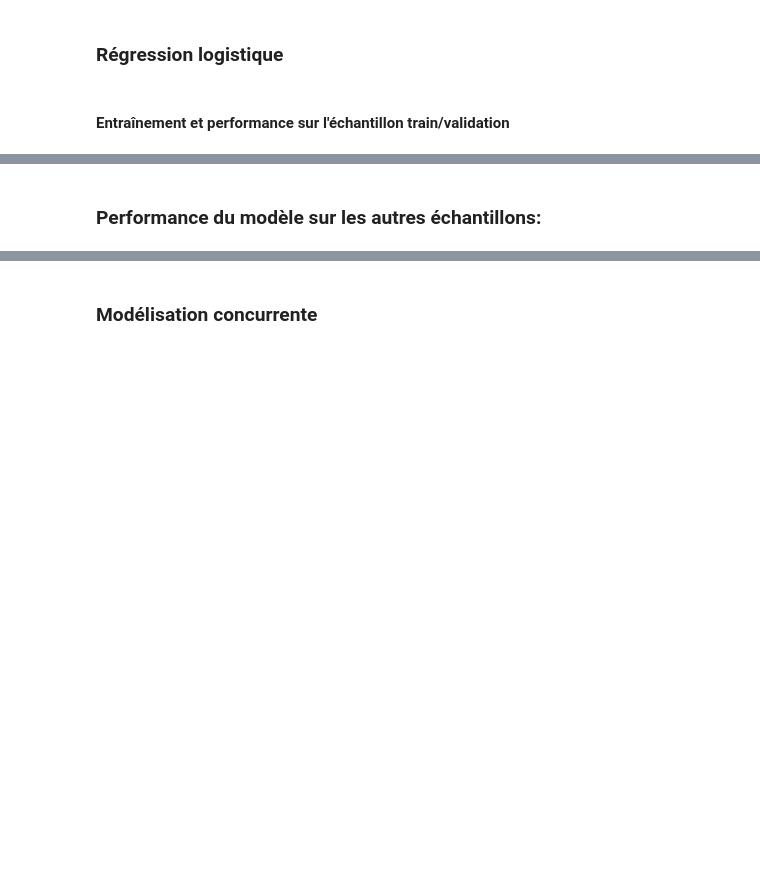
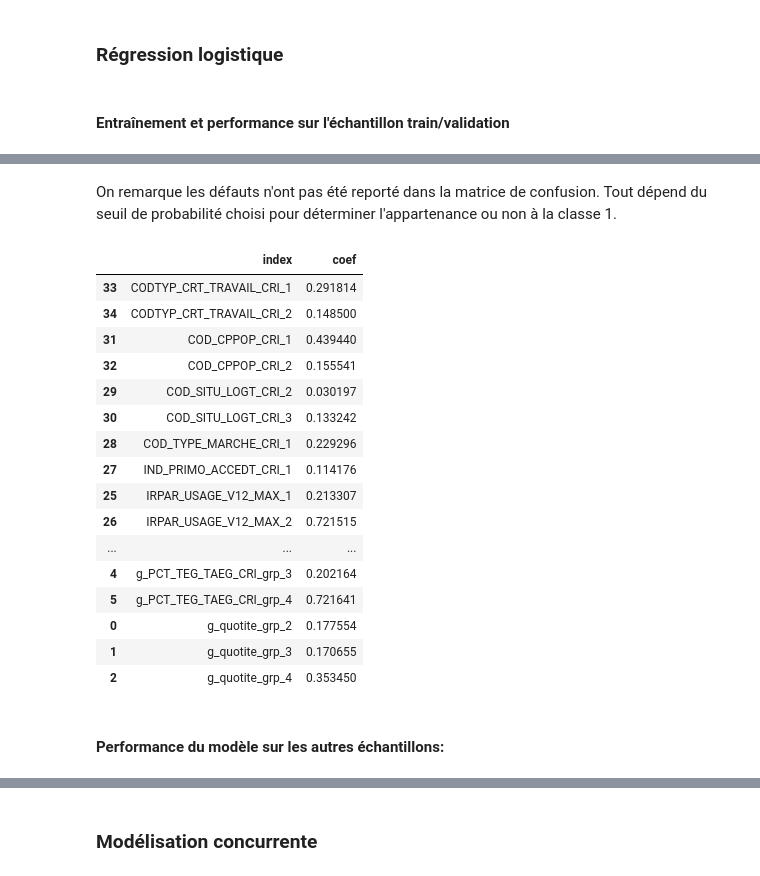
Before and after one commit to luciegaba/Real-Estate-Default-Modeling, a Jupyter notebook: projet_lcl_modelling.ipynb, the cells around one changed output, grey strips where cells are left out. Saved outputs shown, nothing was run; the diff lists cells and outputs as text; code cells hidden in the pictures; blank space fills up the shorter version.

```diff
--- a/projet_lcl_modelling.ipynb
+++ b/projet_lcl_modelling.ipynb
@@ -147,5 +112,27 @@ AUC TEST : 0.71
+# %% [markdown]
+On remarque les défauts n'ont pas été reporté dans la matrice de confusion. Tout dépend du seuil de probabilité choisi pour déterminer l'appartenance ou non à la classe 1.
+# %%
+get_coeff_for_model(logistic_final,x_train)
+# %% [output]
+|  | index | coef |
+| 33 | CODTYP_CRT_TRAVAIL_CRI_1 | 0.291814 |
+| 34 | CODTYP_CRT_TRAVAIL_CRI_2 | 0.148500 |
+| 31 | COD_CPPOP_CRI_1 | 0.439440 |
+| 32 | COD_CPPOP_CRI_2 | 0.155541 |
+| 29 | COD_SITU_LOGT_CRI_2 | 0.030197 |
+| 30 | COD_SITU_LOGT_CRI_3 | 0.133242 |
+| 28 | COD_TYPE_MARCHE_CRI_1 | 0.229296 |
+| 27 | IND_PRIMO_ACCEDT_CRI_1 | 0.114176 |
+| 25 | IRPAR_USAGE_V12_MAX_1 | 0.213307 |
+| 26 | IRPAR_USAGE_V12_MAX_2 | 0.721515 |
+| ... | ... | ... |
+| 4 | g_PCT_TEG_TAEG_CRI_grp_3 | 0.202164 |
+| 5 | g_PCT_TEG_TAEG_CRI_grp_4 | 0.721641 |
+| 0 | g_quotite_grp_2 | 0.177554 |
+| 1 | g_quotite_grp_3 | 0.170655 |
+| 2 | g_quotite_grp_4 | 0.353450 |
 # %% [markdown]
-### Performance du modèle sur les autres échantillons:
+#### Performance du modèle sur les autres échantillons:
 # %%
 """ RAPPEL MODELE FINAL"""
 params_for_logistic={'random_state':42 ,
```
Also changed, not shown: parts of 28 cells of this notebook, 38 other files.
